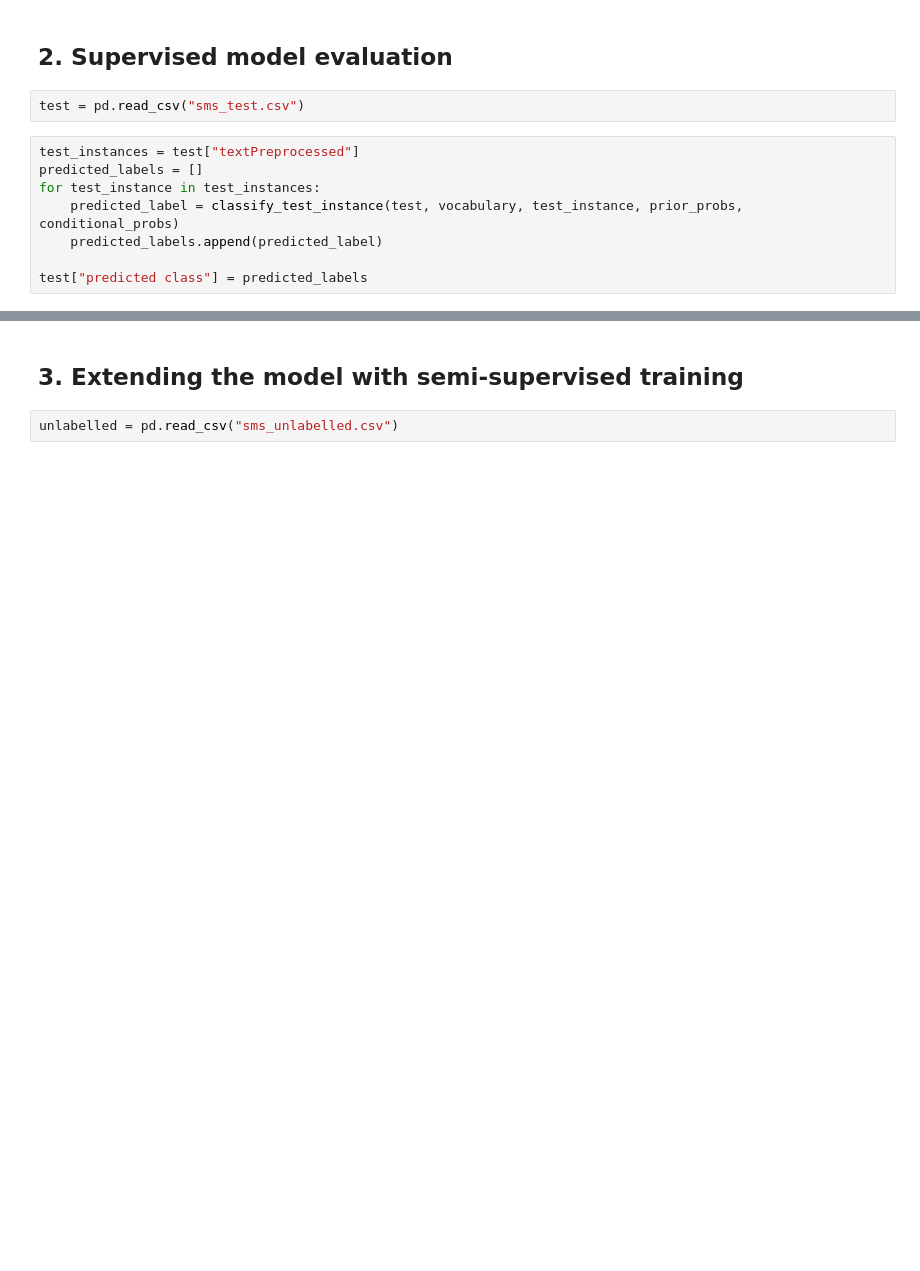
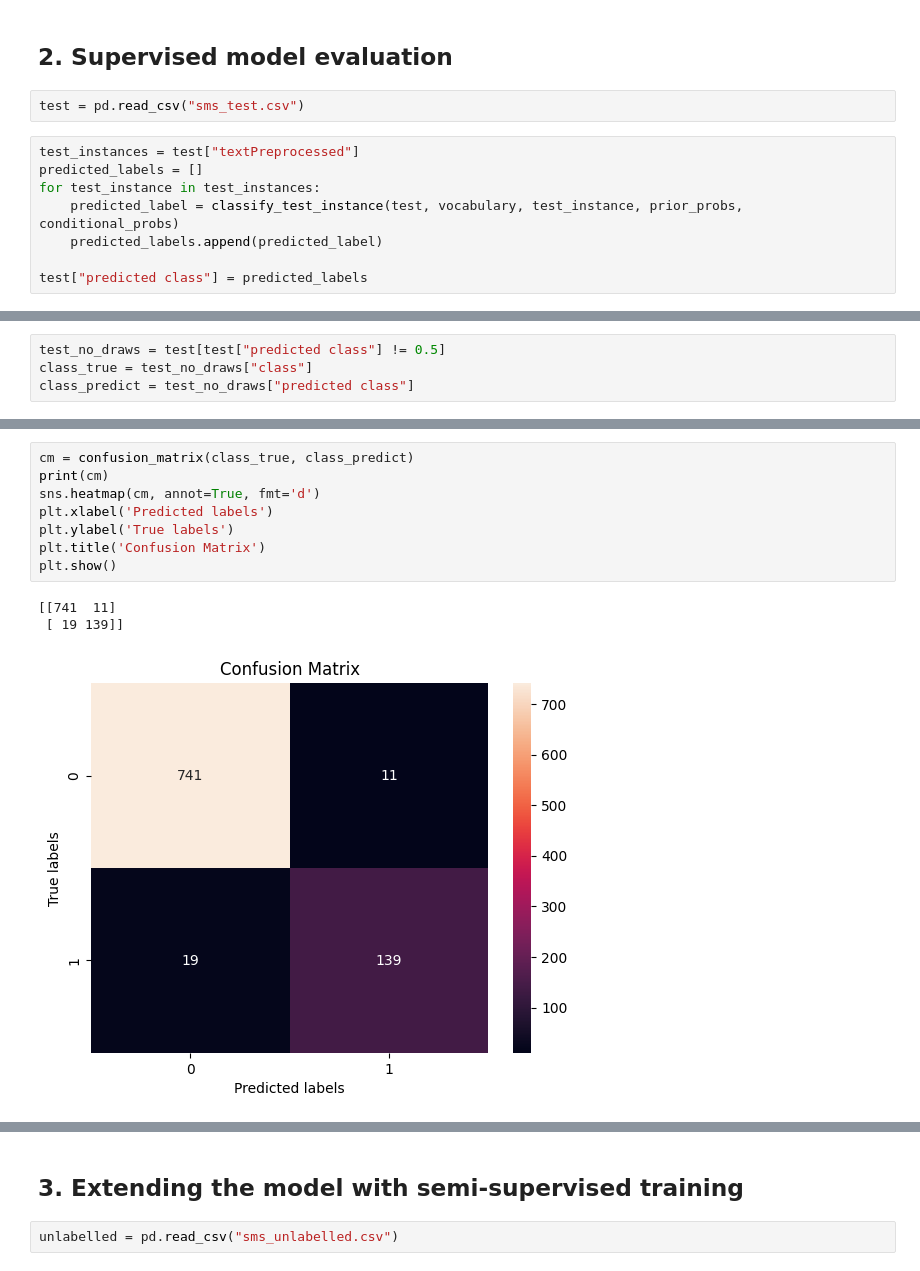
Before and after one commit to dusimonn/Phishing-SMS-Scam-Detection, a Jupyter notebook: COMP30027_2025_asst1_template.ipynb, the cells around one changed output, grey strips where cells are left out. Saved outputs shown, nothing was run; the diff lists cells and outputs as text; blank space fills up the shorter version.

```diff
--- a/COMP30027_2025_asst1_template.ipynb
+++ b/COMP30027_2025_asst1_template.ipynb
@@ -237,0 +342,4 @@ for i in range(len(test)):
+# %%
+test_no_draws = test[test["predicted class"] != 0.5]
+class_true = test_no_draws["class"]
+class_predict = test_no_draws["predicted class"]
@@ -237,0 +357,12 @@ for i in range(len(test)):
+# %%
+cm = confusion_matrix(class_true, class_predict)
+print(cm)
+sns.heatmap(cm, annot=True, fmt='d')
+plt.xlabel('Predicted labels')
+plt.ylabel('True labels')
+plt.title('Confusion Matrix')
+plt.show()
+# %% [output]
+[[741  11]
+ [ 19 139]]
+[figure, added]
```
Also changed, not shown: parts of 36 cells of this notebook.
